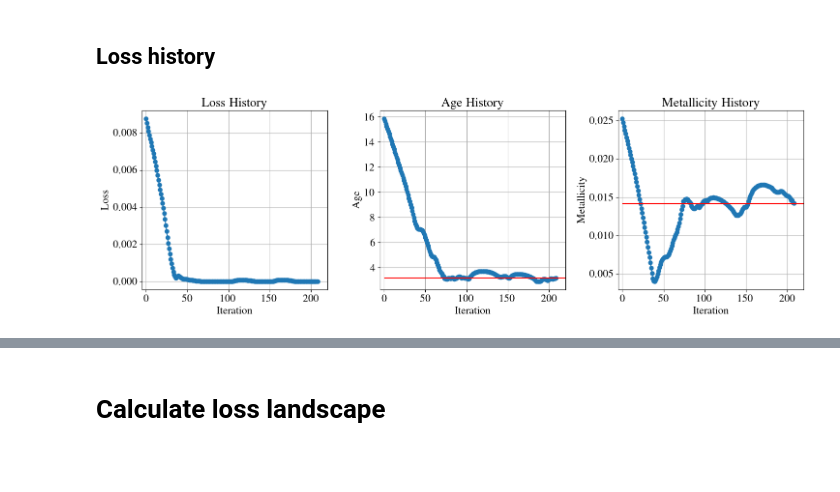
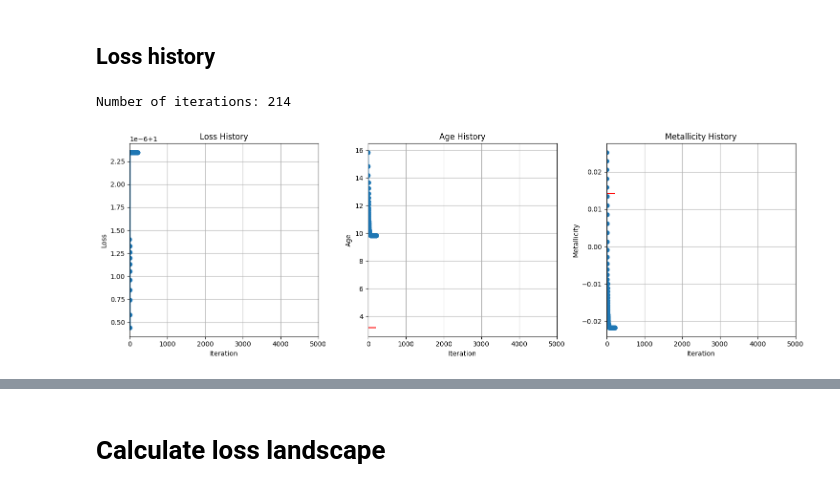
Before and after one commit to AstroAI-Lab/rubix, a Jupyter notebook: notebooks/gradient_age_metallicity_adamoptimizer.ipynb, the cells around one changed output, grey strips where cells are left out. Saved outputs shown, nothing was run; the diff lists cells and outputs as text; code cells hidden in the pictures; blank space fills up the shorter version.

```diff
--- a/notebooks/gradient_age_metallicity_adamoptimizer.ipynb
+++ b/notebooks/gradient_age_metallicity_adamoptimizer.ipynb
@@ -174,7 +174,7 @@ import jax.numpy as jnp
 
 inputdata.stars.age = jnp.array([age_values[index_age], age_values[index_age]])
 inputdata.stars.metallicity = jnp.array([metallicity_values[index_metallicity], metallicity_values[index_metallicity]])
-inputdata.stars.mass = jnp.array([[1.0, 1.0]])
+inputdata.stars.mass = jnp.array([[1.0], [1.0]])
 inputdata.stars.velocity = jnp.array([[0.0, 0.0, 0.0], [0.0, 0.0, 0.0]])
 inputdata.stars.coords = jnp.array([[0.0, 0.0, 0.0], [0.0, 0.0, 0.0]])
 # %%
@@ -202,7 +208,7 @@ ValueError: One of device_put args was given the sharding of NamedSharding(mesh=
 # NBVAL_SKIP
 inputdata.stars.age = jnp.array([age_values[initial_age_index], age_values[initial_age_index]])
 inputdata.stars.metallicity = jnp.array([metallicity_values[initial_metallicity_index], metallicity_values[initial_metallicity_index]])
-inputdata.stars.mass = jnp.array([[1.0, 1.0]])
+inputdata.stars.mass = jnp.array([[1.0], [1.0]])
 inputdata.stars.velocity = jnp.array([[0.0, 0.0, 0.0], [0.0, 0.0, 0.0]])
 inputdata.stars.coords = jnp.array([[0.0, 0.0, 0.0], [0.0, 0.0, 0.0]])
 # %%
@@ -262,9 +268,9 @@ def loss_only_wrt_age_metallicity(age, metallicity, base_data, target):
         base_data.stars.metallicity = metallicity*0.05
 
         output = pipeline_instance.func(base_data)
-        #loss = jnp.sum((output.stars.datacube - target.stars.datacube) ** 2)
+        loss = jnp.sum((output.stars.datacube - target) ** 2)
         #loss = jnp.sum(optax.l2_loss(output.stars.datacube, target.stars.datacube))
         #loss = jnp.sum(optax.huber_loss(output.stars.datacube, target.stars.datacube))
-        loss = jnp.sum(optax.cosine_distance(output, target))
+        #loss = jnp.sum(optax.cosine_distance(output.stars.datacube, target))
 
-        return jnp.log10(loss) #loss#/0.03 #jnp.log10(loss #/5e-5)
+        return loss#jnp.log10(loss) #loss#/0.03 #jnp.log10(loss #/5e-5)
@@ -362,6 +379,6 @@ Array(1492.2227, dtype=float32)
 # %%
 # NBVAL_SKIP
-data = initialdata  # Replace with your actual data if needed
+data = inputdata  # Replace with your actual data if needed
 target_value = targetdata  # Replace with your actual target
 
 # Define initial guesses for both age and metallicity.
@@ -420,16 +427,16 @@ import matplotlib.pyplot as plt
 import numpy as np
 
 # Configure matplotlib to use LaTeX for all text
-mpl.rcParams.update({
-    "text.usetex": True,                # Use LaTeX for text rendering
-    "font.family": "serif",             # Use serif fonts
+#mpl.rcParams.update({
+#    "text.usetex": True,                # Use LaTeX for text rendering
+#    "font.family": "serif",             # Use serif fonts
     # Here "txfonts" is not directly available as a font in matplotlib,
     # but you can set the serif list to a font that closely resembles it.
     # Alternatively, you can try using:
-    "font.serif": ["Times", "Palatino", "New Century Schoolbook"],
-    "font.size": 16,                    # Set the base font size (adjust to match your document)
-    "text.latex.preamble": r"\usepackage{txfonts}",  # Use txfonts to match your Overleaf document
-})
+#    "font.serif": ["Times", "Palatino", "New Century Schoolbook"],
+#    "font.size": 16,                    # Set the base font size (adjust to match your document)
+#    "text.latex.preamble": r"\usepackage{txfonts}",  # Use txfonts to match your Overleaf document
+#})
 
 
 # Convert histories to NumPy arrays if needed
@@ -439,40 +446,42 @@ metallicity_history_np = np.array(metallicity_history)
 
 # Create an x-axis based on the number of iterations (assumed same for all)
 iterations = np.arange(len(loss_history_np))
+print(f"Number of iterations: {len(iterations)}")
 
 # Create a figure with three subplots in one row and shared x-axis.
 fig, axs = plt.subplots(1, 3, figsize=(15, 5), sharex=True)
 
 # Plot the loss history (convert log-loss back to loss if needed)
 axs[0].plot(iterations, 10**loss_history_np, marker='o', linestyle='-')
 axs[0].set_xlabel("Iteration")
 axs[0].set_ylabel("Loss")
 axs[0].set_title("Loss History")
 axs[0].grid(True)
 
 # Plot the age history, multiplying by 20 for the physical scale.
 axs[1].plot(iterations, age_history_np * 20, marker='o', linestyle='-')
 # Draw a horizontal line for the target age
 axs[1].hlines(y=age_values[index_age], xmin=0, xmax=iterations[-1], color='r', linestyle='-')
 axs[1].set_xlabel("Iteration")
 axs[1].set_ylabel("Age")
 axs[1].set_title("Age History")
 axs[1].grid(True)
 
 # Plot the metallicity history, multiplying by 0.05 for the physical scale.
 axs[2].plot(iterations, metallicity_history_np * 0.05, marker='o', linestyle='-')
 # Draw a horizontal line for the target metallicity
 axs[2].hlines(y=metallicity_values[index_metallicity], xmin=0, xmax=iterations[-1], color='r', linestyle='-')
 axs[2].set_xlabel("Iteration")
 axs[2].set_ylabel("Metallicity")
 axs[2].set_title("Metallicity History")
 axs[2].grid(True)
 
-axs[0].set_xlim(-5, 220)
-axs[1].set_xlim(-5, 220)
-axs[2].set_xlim(-5, 220)
+axs[0].set_xlim(-5, 5000)
+axs[1].set_xlim(-5, 5000)
+axs[2].set_xlim(-5, 5000)
 plt.tight_layout()
 plt.savefig(f"output/optimisation_history.jpg", dpi=1000)
 plt.show()
 # %% [output]
+Number of iterations: 214
-[figure, old version]
+[figure, new version]
```
Also changed, not shown: parts of 18 cells of this notebook.
